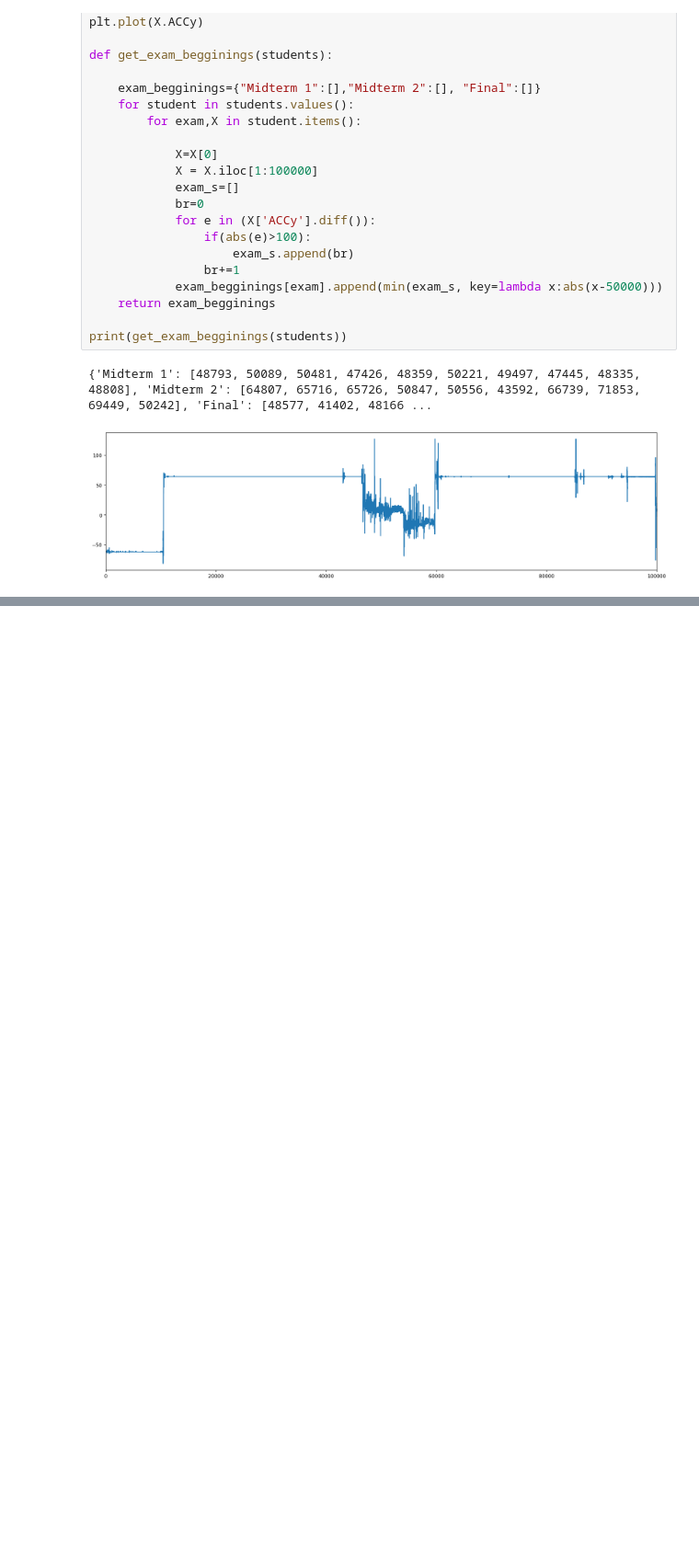
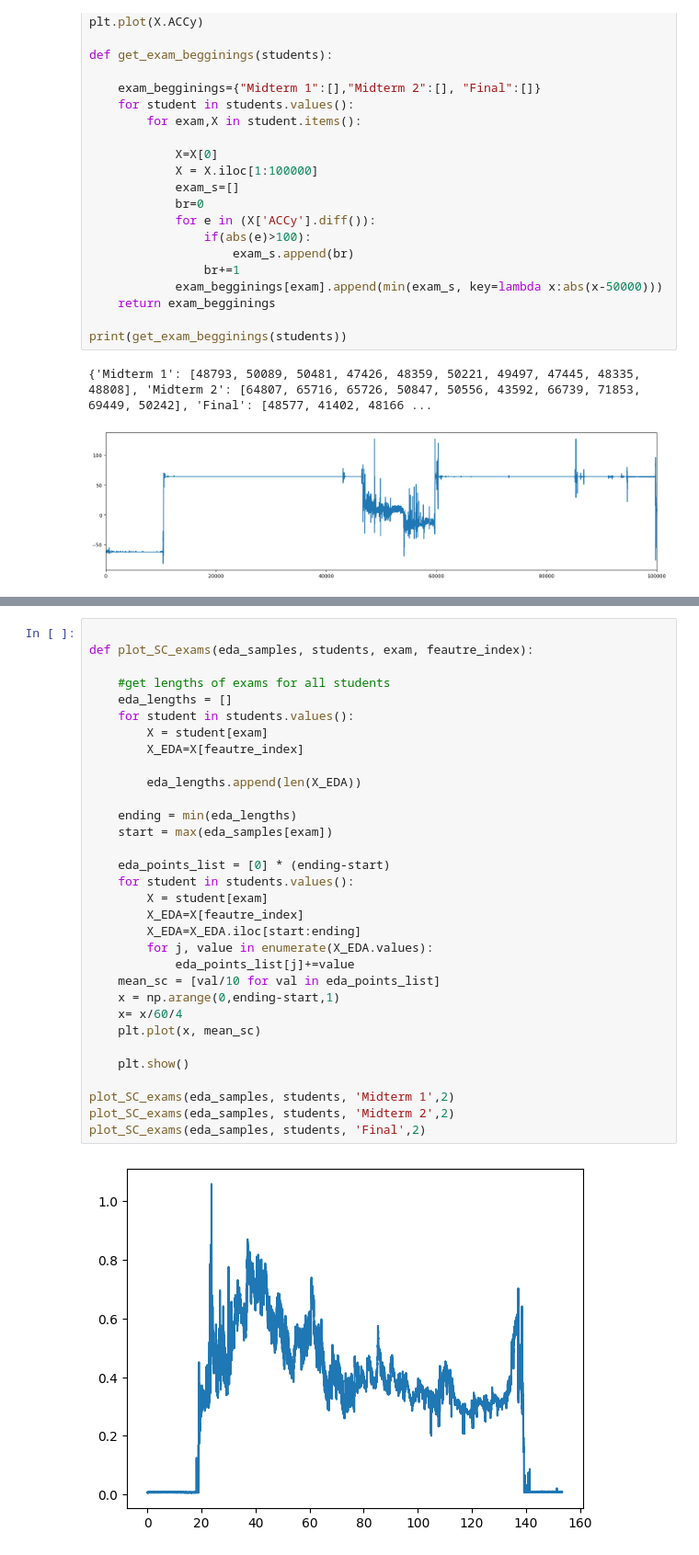
Before and after one commit to Franmicka1/UZOP_projekt, a Jupyter notebook: Obrada_i_prikaz_pod.ipynb, the cells around one changed output, grey strips where cells are left out. Shown: that part at 92% size. Cells and saved outputs as stored; diff of their text form; blank space fills up the shorter version.

```diff
--- a/Obrada_i_prikaz_pod.ipynb
+++ b/Obrada_i_prikaz_pod.ipynb
@@ -297,0 +307,34 @@ get_features_and_eda(students, cutoff_freq, exam_begginings)
+# %%
+
+def plot_SC_exams(eda_samples, students, exam, feautre_index):
+
+    #get lengths of exams for all students
+    eda_lengths = []
+    for student in students.values():
+        X = student[exam]
+        X_EDA=X[feautre_index]
+
+        eda_lengths.append(len(X_EDA))
+
+    ending = min(eda_lengths)
+    start = max(eda_samples[exam])
+
+    eda_points_list = [0] * (ending-start)
+    for student in students.values():
+        X = student[exam]
+        X_EDA=X[feautre_index]
+        X_EDA=X_EDA.iloc[start:ending]
+        for j, value in enumerate(X_EDA.values):
+            eda_points_list[j]+=value
+    mean_sc = [val/10 for val in eda_points_list]
+    x = np.arange(0,ending-start,1)
+    x= x/60/4
+    plt.plot(x, mean_sc)
+
+    plt.show()
+
+plot_SC_exams(eda_samples, students, 'Midterm 1',2)
+plot_SC_exams(eda_samples, students, 'Midterm 2',2)
+plot_SC_exams(eda_samples, students, 'Final',2)
+# %% [output]
+[figure, added]
```
Also changed, not shown: parts of 15 cells of this notebook.
